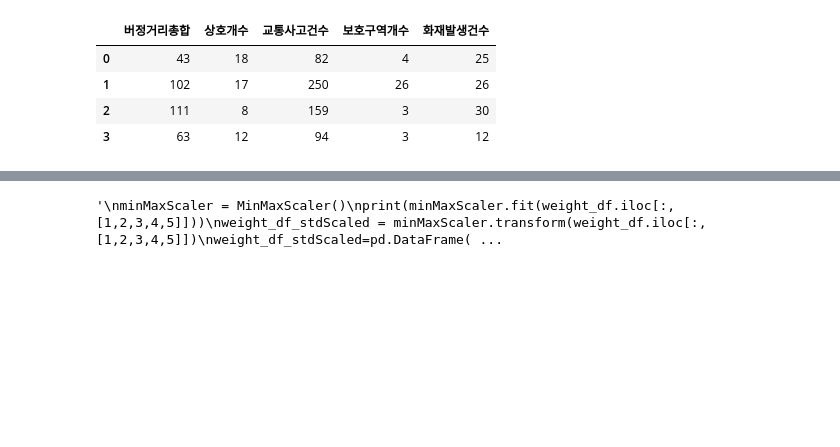
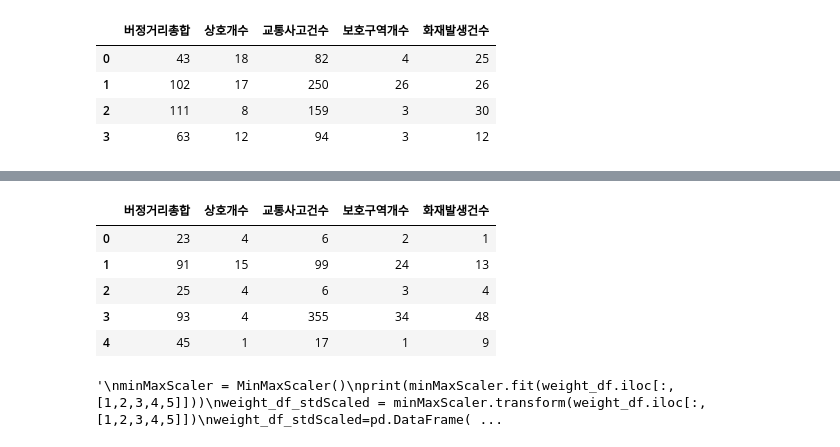
Before and after one commit to NayeonKeum/Jeonju_charging_station-, a Jupyter notebook: 데이터전처리.ipynb, the cells around one changed output, grey strips where cells are left out. Drawn from its saved outputs; the diff is of its cells as text; code cells hidden in the pictures; blank space fills up the shorter version.

```diff
--- a/데이터전처리.ipynb
+++ b/데이터전처리.ipynb
@@ -338,3 +351,12 @@ Gwangju_hydro_weight_df
+# %%
+Changwon_hydro_weight_df
+# %% [output]
+|  | 버정거리총합 | 상호개수 | 교통사고건수 | 보호구역개수 | 화재발생건수 |
+| 0 | 23 | 4 | 6 | 2 | 1 |
+| 1 | 91 | 15 | 99 | 24 | 13 |
+| 2 | 25 | 4 | 6 | 3 | 4 |
+| 3 | 93 | 4 | 355 | 34 | 48 |
+| 4 | 45 | 1 | 17 | 1 | 9 |
 # %%
 ### 스케일링해서 상위 퍼센테이지 나오게 하는건데,, 일단 보류
 """
```
Also changed, not shown: parts of 1 cell of this notebook.
